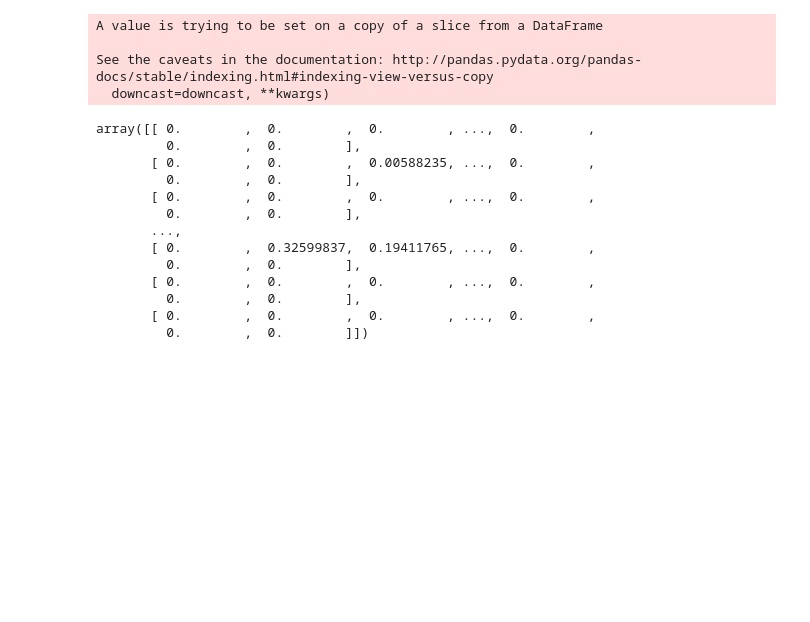
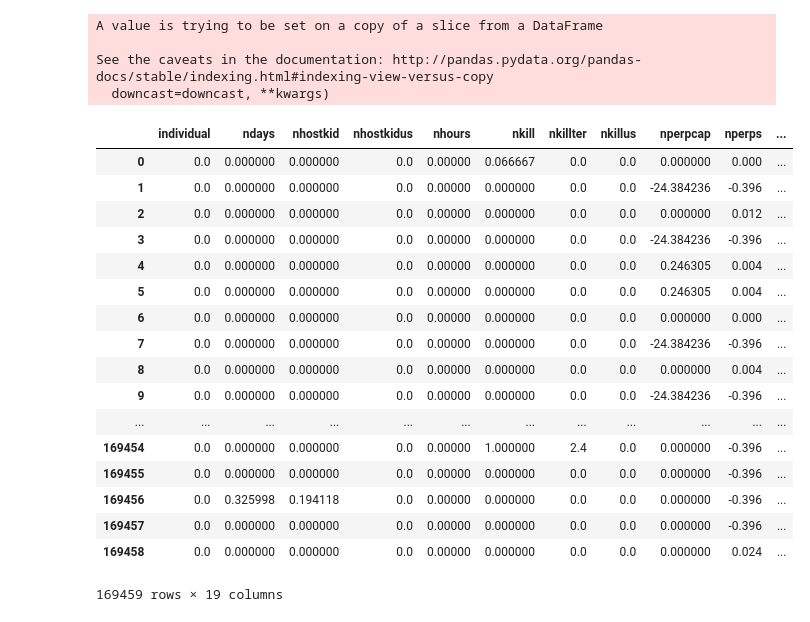
Before and after one commit to SocialWeather/SocialWeather, a Jupyter notebook: terrorism_analysis.ipynb, the cells around one changed output. Saved outputs shown, nothing was run; the diff lists cells and outputs as text; code cells hidden in the pictures; blank space fills up the shorter version.

```diff
--- a/terrorism_analysis.ipynb
+++ b/terrorism_analysis.ipynb
@@ -50,22 +60,27 @@ A value is trying to be set on a copy of a slice from a DataFrame
 
 See the caveats in the documentation: http://pandas.pydata.org/pandas-docs/stable/indexing.html#indexing-view-versus-copy
   downcast=downcast, **kwargs)
-# %%
-mat
-# %% [output]
-array([[ 0.        ,  0.        ,  0.        , ...,  0.        ,
-         0.        ,  0.        ],
-       [ 0.        ,  0.        ,  0.00588235, ...,  0.        ,
-         0.        ,  0.        ],
-       [ 0.        ,  0.        ,  0.        , ...,  0.        ,
-         0.        ,  0.        ],
-       ...,
-       [ 0.        ,  0.32599837,  0.19411765, ...,  0.        ,
-         0.        ,  0.        ],
-       [ 0.        ,  0.        ,  0.        , ...,  0.        ,
-         0.        ,  0.        ],
-       [ 0.        ,  0.        ,  0.        , ...,  0.        ,
-         0.        ,  0.        ]])
+# %%
+df2
+# %% [output]
+|  | individual | ndays | nhostkid | nhostkidus | nhours | nkill | nkillter | nkillus | nperpcap | nperps | ... |
+| 0 | 0.0 | 0.000000 | 0.000000 | 0.0 | 0.00000 | 0.066667 | 0.0 | 0.0 | 0.000000 | 0.000 | ... |
+| 1 | 0.0 | 0.000000 | 0.000000 | 0.0 | 0.00000 | 0.000000 | 0.0 | 0.0 | -24.384236 | -0.396 | ... |
+| 2 | 0.0 | 0.000000 | 0.000000 | 0.0 | 0.00000 | 0.000000 | 0.0 | 0.0 | 0.000000 | 0.012 | ... |
+| 3 | 0.0 | 0.000000 | 0.000000 | 0.0 | 0.00000 | 0.000000 | 0.0 | 0.0 | -24.384236 | -0.396 | ... |
+| 4 | 0.0 | 0.000000 | 0.000000 | 0.0 | 0.00000 | 0.000000 | 0.0 | 0.0 | 0.246305 | 0.004 | ... |
+| 5 | 0.0 | 0.000000 | 0.000000 | 0.0 | 0.00000 | 0.000000 | 0.0 | 0.0 | 0.246305 | 0.004 | ... |
+| 6 | 0.0 | 0.000000 | 0.000000 | 0.0 | 0.00000 | 0.000000 | 0.0 | 0.0 | 0.000000 | 0.000 | ... |
+| 7 | 0.0 | 0.000000 | 0.000000 | 0.0 | 0.00000 | 0.000000 | 0.0 | 0.0 | -24.384236 | -0.396 | ... |
+| 8 | 0.0 | 0.000000 | 0.000000 | 0.0 | 0.00000 | 0.000000 | 0.0 | 0.0 | 0.000000 | 0.004 | ... |
+| 9 | 0.0 | 0.000000 | 0.000000 | 0.0 | 0.00000 | 0.000000 | 0.0 | 0.0 | -24.384236 | -0.396 | ... |
+| ... | ... | ... | ... | ... | ... | ... | ... | ... | ... | ... | ... |
+| 169454 | 0.0 | 0.000000 | 0.000000 | 0.0 | 0.00000 | 1.000000 | 2.4 | 0.0 | 0.000000 | -0.396 | ... |
+| 169455 | 0.0 | 0.000000 | 0.000000 | 0.0 | 0.00000 | 0.000000 | 0.0 | 0.0 | 0.000000 | -0.396 | ... |
+| 169456 | 0.0 | 0.325998 | 0.194118 | 0.0 | 0.00000 | 0.000000 | 0.0 | 0.0 | 0.000000 | -0.396 | ... |
+| 169457 | 0.0 | 0.000000 | 0.000000 | 0.0 | 0.00000 | 0.000000 | 0.0 | 0.0 | 0.000000 | -0.396 | ... |
+| 169458 | 0.0 | 0.000000 | 0.000000 | 0.0 | 0.00000 | 0.000000 | 0.0 | 0.0 | 0.000000 | 0.024 | ... |
+169459 rows × 19 columns
 # %%
 pca=decomposition.PCA()
 pca_t= pca.fit_transform(mat)
```
Also changed, not shown: parts of 15 cells of this notebook, 1 other file.
